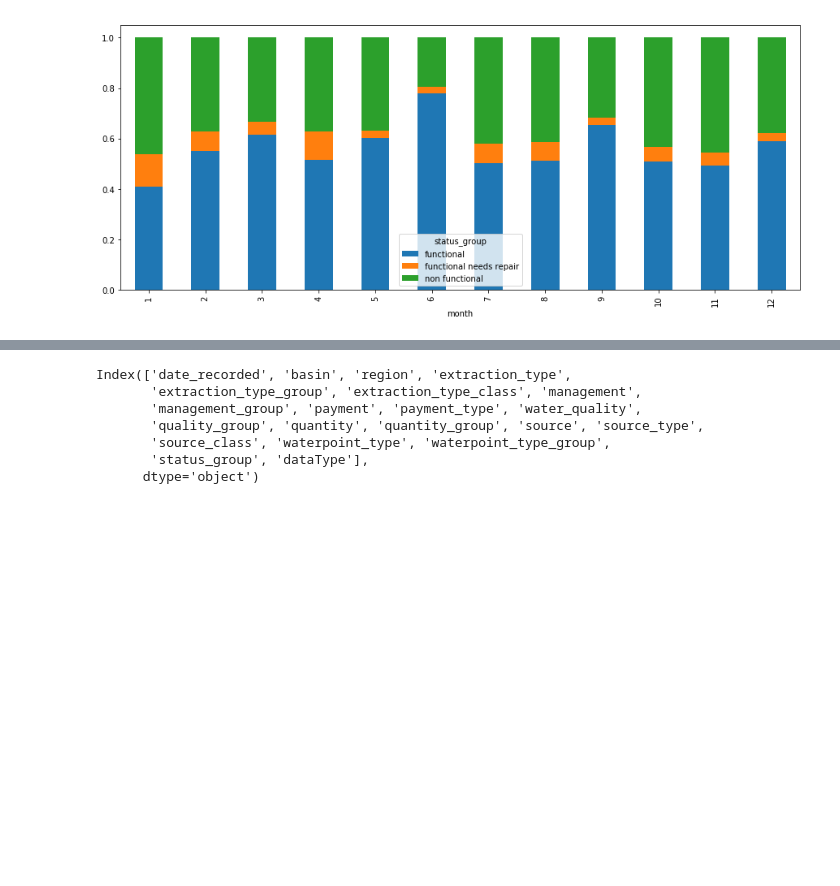
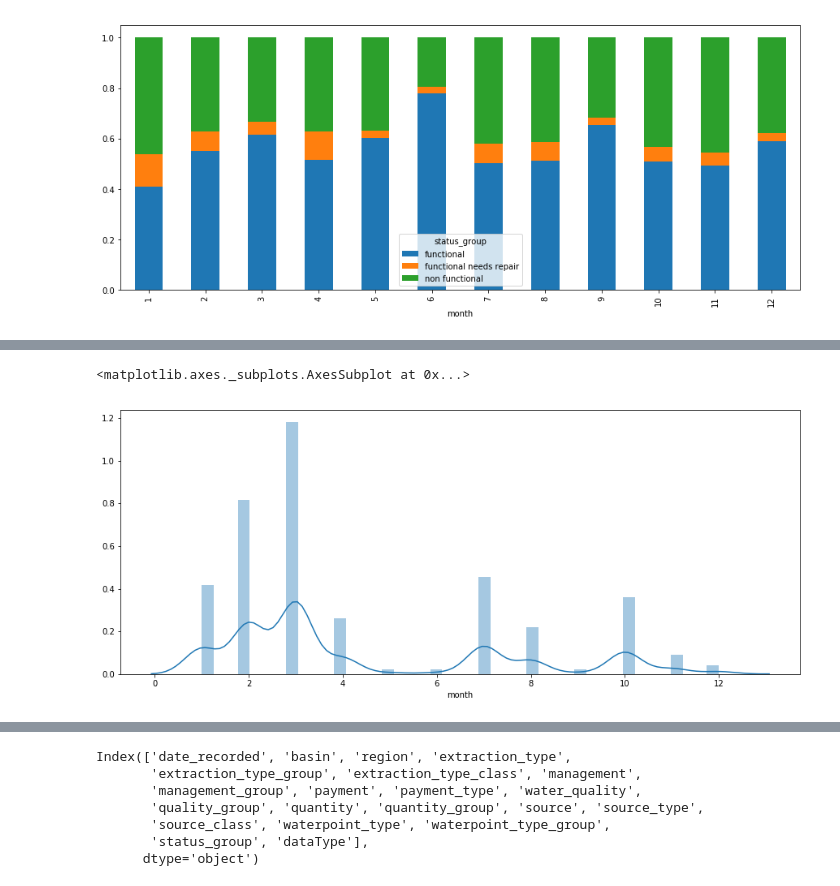
Before and after one commit to JohnErnestBonanno/WaterPump, a Jupyter notebook: Cleaning_WaterPump.ipynb, the cells around one changed output, grey strips where cells are left out. Cells and saved outputs as stored; diff of their text form; code cells hidden in the pictures; blank space fills up the shorter version.

```diff
--- a/Cleaning_WaterPump.ipynb
+++ b/Cleaning_WaterPump.ipynb
@@ -225,0 +257,5 @@ train.groupby('month').status_group.value_counts(
+# %%
+sns.distplot(train['month'])
+# %% [output]
+<matplotlib.axes._subplots.AxesSubplot at 0x...>
+[figure, added]
```
Also changed, not shown: parts of 11 cells of this notebook.
